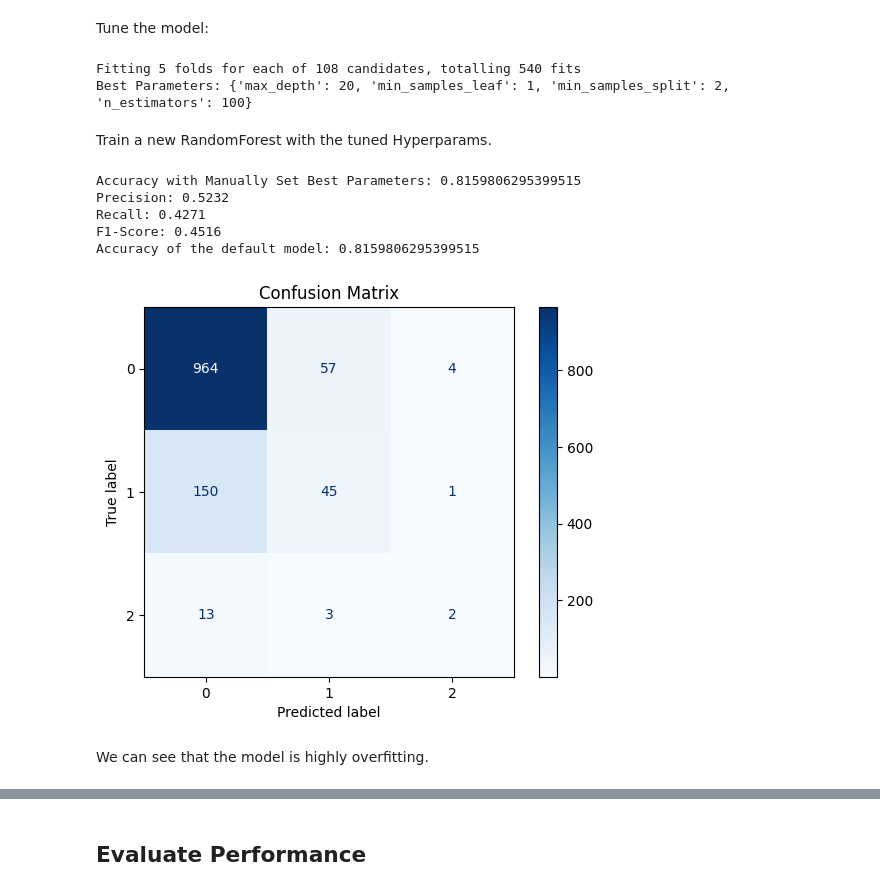
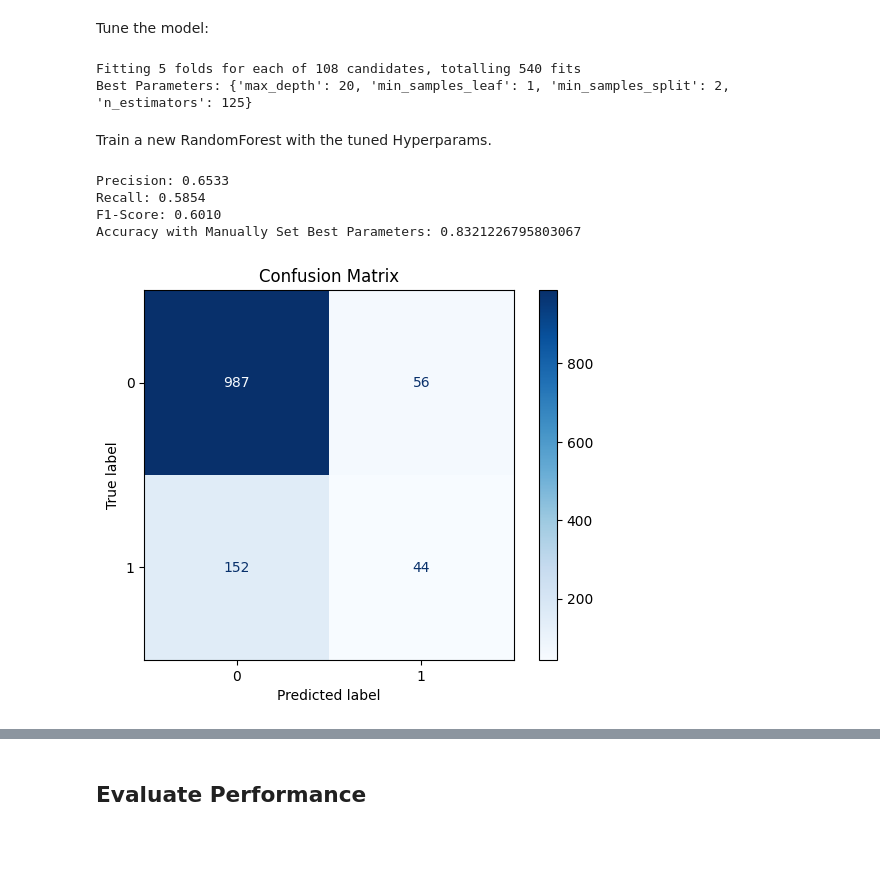
Before and after one commit to toutsos/ml_project, a Jupyter notebook: big-data-ml-project.ipynb, the cells around one changed output, grey strips where cells are left out. Drawn from its saved outputs; the diff is of its cells as text; code cells hidden in the pictures; blank space fills up the shorter version.

```diff
--- a/big-data-ml-project.ipynb
+++ b/big-data-ml-project.ipynb
@@ -468,8 +468,13 @@ print(df.head(1))
 # %% [markdown]
 ### Handle the rest Data
 # %%
+# Change Waitlisted to Denied
+
+df.loc[df['admission'] == 2, 'admission'] = 0
+print(df['admission'].value_counts())
+
+
 # Apply one-hot encoding to the categorical columns
-
 # Retrieve again the categorical columns (after handling some of them in previous steps)
 object_columns = df.select_dtypes(include=['object']).columns
 print("Object columns:", object_columns)
@@ -676,7 +640,7 @@ print("Best Parameters:", grid_search_rf.best_params_)
 # scoring='balanced_accuracy' {'max_depth': 20, 'min_samples_leaf': 1, 'min_samples_split': 2, 'n_estimators': 100}
 # %% [output]
 Fitting 5 folds for each of 108 candidates, totalling 540 fits
-Best Parameters: {'max_depth': 20, 'min_samples_leaf': 1, 'min_samples_split': 2, 'n_estimators': 100}
+Best Parameters: {'max_depth': 20, 'min_samples_leaf': 1, 'min_samples_split': 2, 'n_estimators': 125}
 # %% [markdown]
 Train a new RandomForest with the tuned Hyperparams.
 # %%
@@ -687,46 +651,43 @@ best_params = grid_search_rf.best_params_
 rf_best = RandomForestClassifier(
     n_estimators=best_params['n_estimators'],
     max_depth=best_params['max_depth'],
     min_samples_split=best_params['min_samples_split'],
     min_samples_leaf=best_params['min_samples_leaf'],
     random_state=42
 )
 
 # Train the model
 rf_best.fit(X_train, y_train.ravel())
 
 # Evaluate on test data
 y_pred = rf_best.predict(X_test)
 
-precision = precision_score(y_test.ravel(), y_pred, average='macro')
-print(f"Precision: {precision:.4f}") # 0.8305
+precision = precision_score(y_test, y_pred, average='macro')
+print(f"Precision: {precision:.4f}")
 
-recall = recall_score(y_test.ravel(), y_pred, average='macro')
-print(f"Recall: {recall:.4f}") # 0.8305
+recall = recall_score(y_test, y_pred, average='macro')
+print(f"Recall: {recall:.4f}")
 
 f1 = f1_score(y_test, y_pred, average='macro')
-print(f"F1-Score: {f1:.4f}") # 0.8305
+print(f"F1-Score: {f1:.4f}")
 
 accuracy = accuracy_score(y_test, y_pred)
 print(f"Accuracy with Manually Set Best Parameters: {accuracy}") # 0.8159806295399515
 
 # Compute the confusion matrix
 cm = confusion_matrix(y_test.ravel(), y_pred)
 
 # Display the confusion matrix
 disp = ConfusionMatrixDisplay(confusion_matrix=cm)
 disp.plot(cmap=plt.cm.Blues)
 plt.title('Confusion Matrix')
 plt.show()
 # %% [output]
-Accuracy with Manually Set Best Parameters: 0.8159806295399515
-Precision: 0.5232
-Recall: 0.4271
-F1-Score: 0.4516
-Accuracy of the default model: 0.8159806295399515
+Precision: 0.6533
+Recall: 0.5854
+F1-Score: 0.6010
+Accuracy with Manually Set Best Parameters: 0.8321226795803067
-[figure, old version]
+[figure, new version]
-# %% [markdown]
-We can see that the model is highly overfitting.
 # %%
 # GradientBoostingClassifier
 
```
Also changed, not shown: parts of 10 cells of this notebook.
